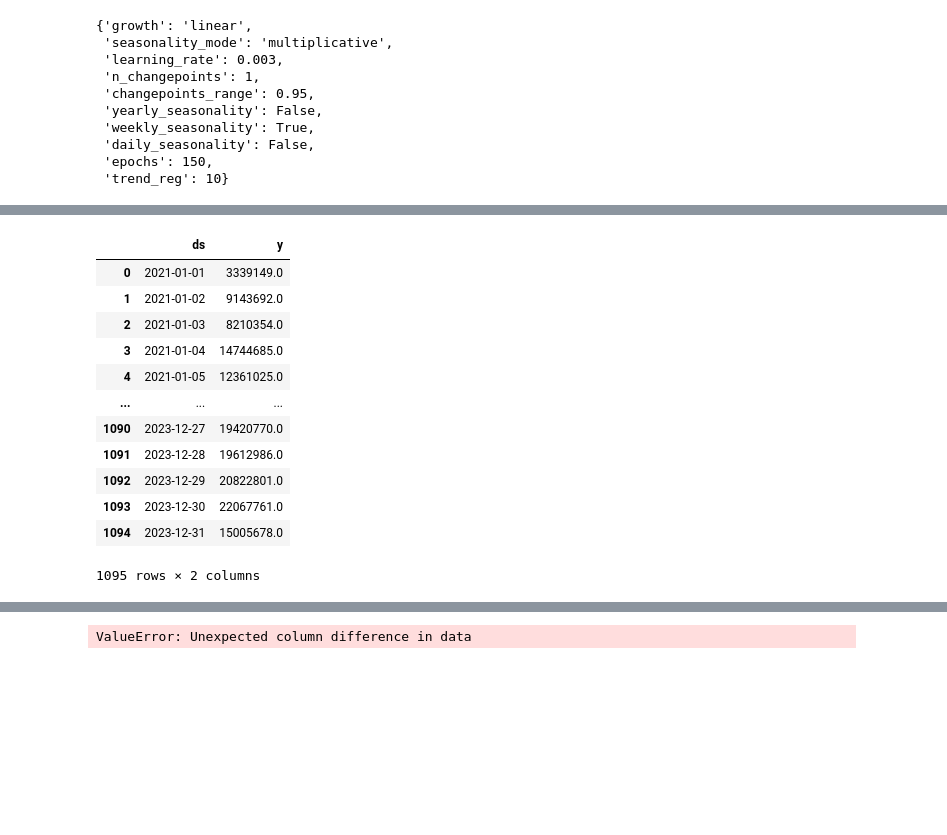
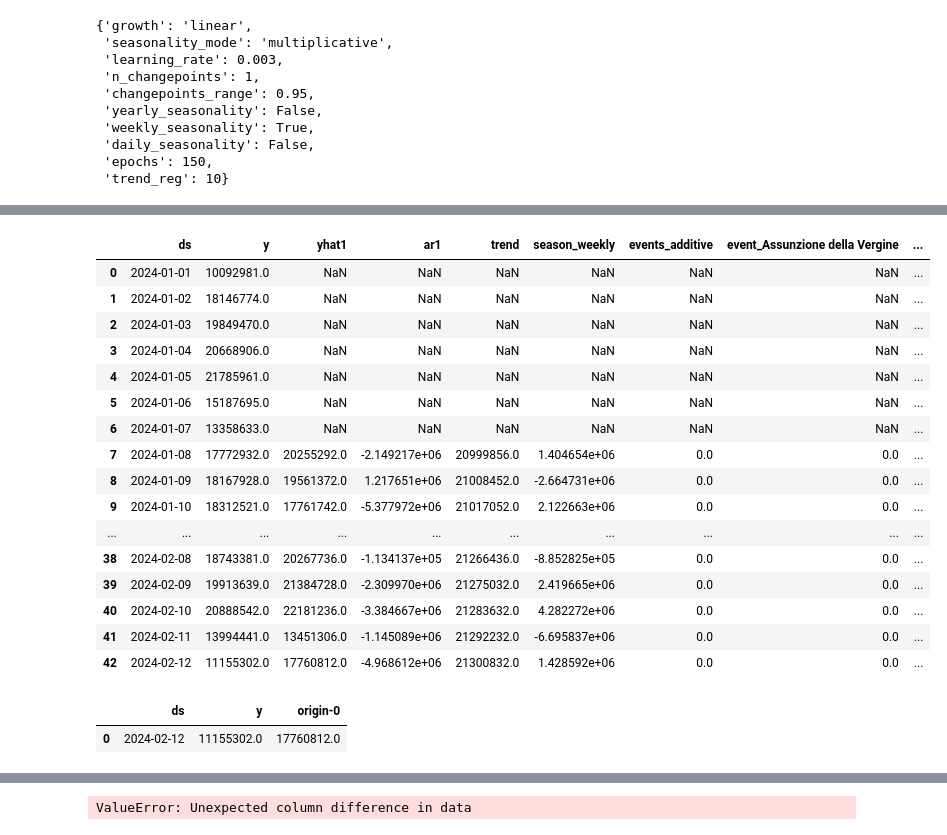
Before and after one commit to ElshanCh/Performance_Prediction, a Jupyter notebook: notebooks/EDA.ipynb, the cells around one changed output, grey strips where cells are left out. Saved outputs shown, nothing was run; the diff lists cells and outputs as text; code cells hidden in the pictures; blank space fills up the shorter version.

```diff
--- a/notebooks/EDA.ipynb
+++ b/notebooks/EDA.ipynb
@@ -249,16 +309,26 @@ except Exception as e:
-# %%
-train_data
-# %% [output]
-|  | ds | y |
-| 0 | 2021-01-01 | 3339149.0 |
-| 1 | 2021-01-02 | 9143692.0 |
-| 2 | 2021-01-03 | 8210354.0 |
-| 3 | 2021-01-04 | 14744685.0 |
-| 4 | 2021-01-05 | 12361025.0 |
-| ... | ... | ... |
-| 1090 | 2023-12-27 | 19420770.0 |
-| 1091 | 2023-12-28 | 19612986.0 |
-| 1092 | 2023-12-29 | 20822801.0 |
-| 1093 | 2023-12-30 | 22067761.0 |
-| 1094 | 2023-12-31 | 15005678.0 |
-1095 rows × 2 columns
+# %%
+forecast
+# %% [output]
+|  | ds | y | yhat1 | ar1 | trend | season_weekly | events_additive | event_Assunzione della Vergine | ... |
+| 0 | 2024-01-01 | 10092981.0 | NaN | NaN | NaN | NaN | NaN | NaN | ... |
+| 1 | 2024-01-02 | 18146774.0 | NaN | NaN | NaN | NaN | NaN | NaN | ... |
+| 2 | 2024-01-03 | 19849470.0 | NaN | NaN | NaN | NaN | NaN | NaN | ... |
+| 3 | 2024-01-04 | 20668906.0 | NaN | NaN | NaN | NaN | NaN | NaN | ... |
+| 4 | 2024-01-05 | 21785961.0 | NaN | NaN | NaN | NaN | NaN | NaN | ... |
+| 5 | 2024-01-06 | 15187695.0 | NaN | NaN | NaN | NaN | NaN | NaN | ... |
+| 6 | 2024-01-07 | 13358633.0 | NaN | NaN | NaN | NaN | NaN | NaN | ... |
+| 7 | 2024-01-08 | 17772932.0 | 20255292.0 | -2.149217e+06 | 20999856.0 | 1.404654e+06 | 0.0 | 0.0 | ... |
+| 8 | 2024-01-09 | 18167928.0 | 19561372.0 | 1.217651e+06 | 21008452.0 | -2.664731e+06 | 0.0 | 0.0 | ... |
+| 9 | 2024-01-10 | 18312521.0 | 17761742.0 | -5.377972e+06 | 21017052.0 | 2.122663e+06 | 0.0 | 0.0 | ... |
+| ... | ... | ... | ... | ... | ... | ... | ... | ... | ... |
+| 38 | 2024-02-08 | 18743381.0 | 20267736.0 | -1.134137e+05 | 21266436.0 | -8.852825e+05 | 0.0 | 0.0 | ... |
+| 39 | 2024-02-09 | 19913639.0 | 21384728.0 | -2.309970e+06 | 21275032.0 | 2.419665e+06 | 0.0 | 0.0 | ... |
+| 40 | 2024-02-10 | 20888542.0 | 22181236.0 | -3.384667e+06 | 21283632.0 | 4.282272e+06 | 0.0 | 0.0 | ... |
+| 41 | 2024-02-11 | 13994441.0 | 13451306.0 | -1.145089e+06 | 21292232.0 | -6.695837e+06 | 0.0 | 0.0 | ... |
+| 42 | 2024-02-12 | 11155302.0 | 17760812.0 | -4.968612e+06 | 21300832.0 | 1.428592e+06 | 0.0 | 0.0 | ... |
+# %%
+df_fc = m.get_latest_forecast(forecast)
+df_fc
+# %% [output]
+|  | ds | y | origin-0 |
+| 0 | 2024-02-12 | 11155302.0 | 17760812.0 |
```
Also changed, not shown: parts of 8 cells of this notebook, 2 other files.
